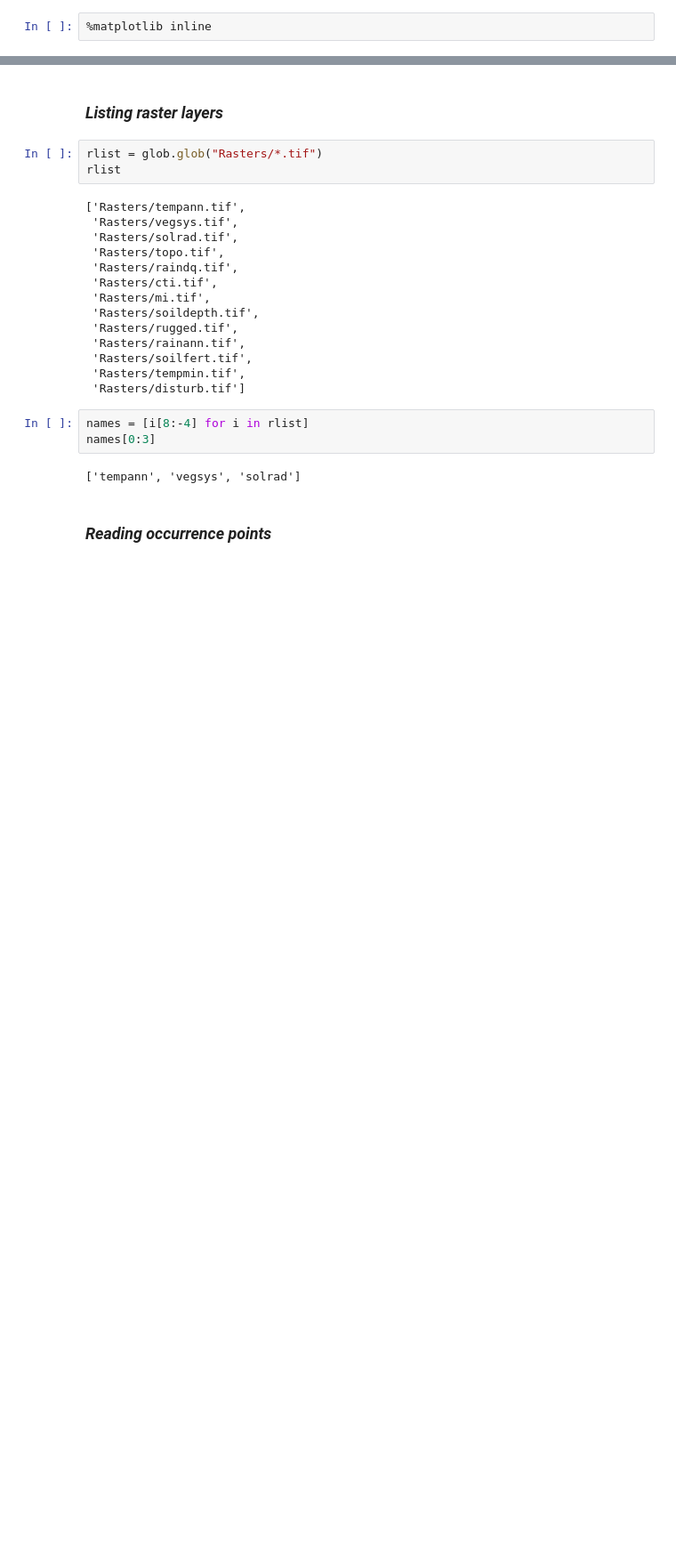
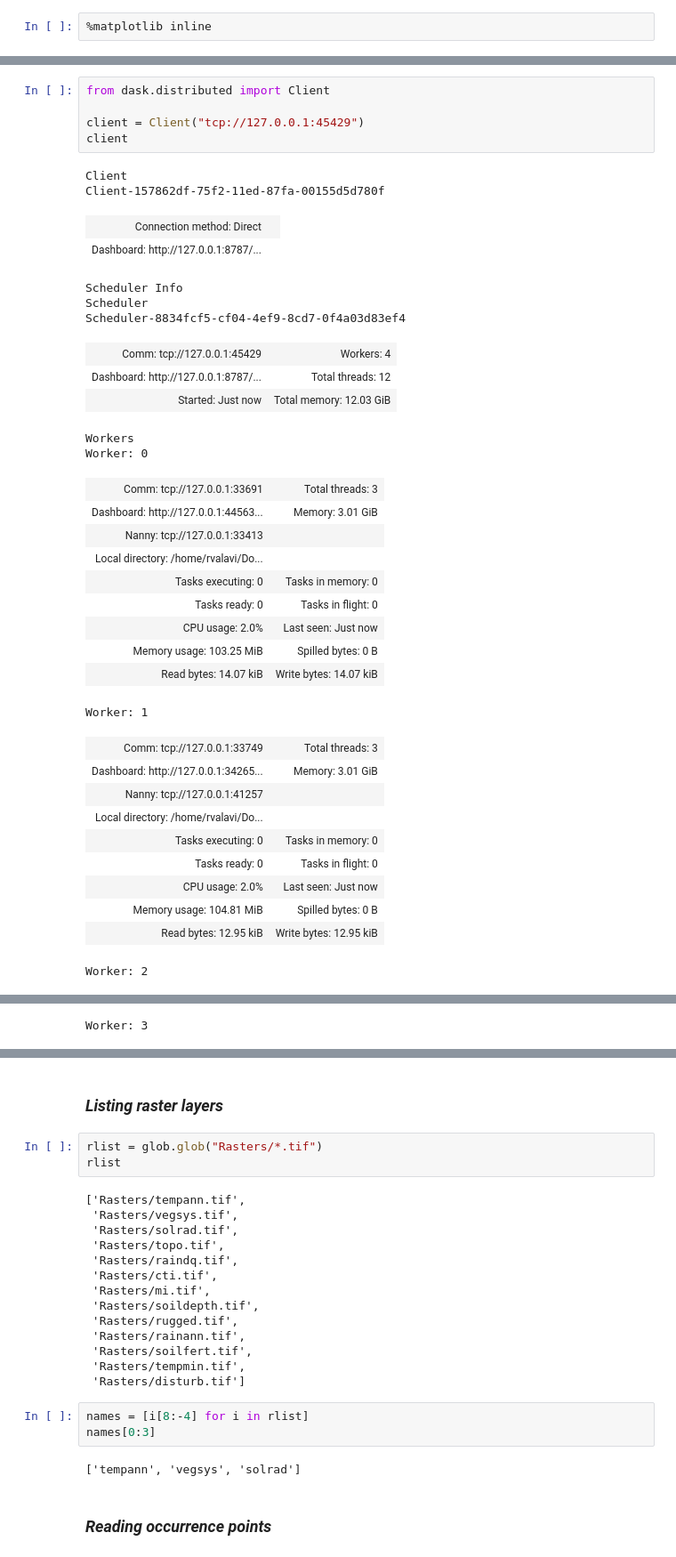
Before and after one commit to rvalavi/SDM_with_Python, a Jupyter notebook: species_distribution_modelling.ipynb, the cells around one changed output, grey strips where cells are left out. Shown: that part at 89% size. Drawn from its saved outputs; the diff is of its cells as text; blank space fills up the shorter version.

```diff
--- a/species_distribution_modelling.ipynb
+++ b/species_distribution_modelling.ipynb
@@ -76,0 +19,38 @@ Worker: 3
+# %%
+from dask.distributed import Client
+
+client = Client("tcp://127.0.0.1:45429")
+client
+# %% [output]
+Client
+Client-157862df-75f2-11ed-87fa-00155d5d780f
+| Connection method: Direct |  |
+| Dashboard: http://127.0.0.1:8787/... |  |
+Scheduler Info
+Scheduler
+Scheduler-8834fcf5-cf04-4ef9-8cd7-0f4a03d83ef4
+| Comm: tcp://127.0.0.1:45429 | Workers: 4 |
+| Dashboard: http://127.0.0.1:8787/... | Total threads: 12 |
+| Started: Just now | Total memory: 12.03 GiB |
+Workers
+Worker: 0
+| Comm: tcp://127.0.0.1:33691 | Total threads: 3 |
+| Dashboard: http://127.0.0.1:44563... | Memory: 3.01 GiB |
+| Nanny: tcp://127.0.0.1:33413 |  |
+| Local directory: /home/rvalavi/Do... |  |
+| Tasks executing: 0 | Tasks in memory: 0 |
+| Tasks ready: 0 | Tasks in flight: 0 |
+| CPU usage: 2.0% | Last seen: Just now |
+| Memory usage: 103.25 MiB | Spilled bytes: 0 B |
+| Read bytes: 14.07 kiB | Write bytes: 14.07 kiB |
+Worker: 1
+| Comm: tcp://127.0.0.1:33749 | Total threads: 3 |
+| Dashboard: http://127.0.0.1:34265... | Memory: 3.01 GiB |
+| Nanny: tcp://127.0.0.1:41257 |  |
+| Local directory: /home/rvalavi/Do... |  |
+| Tasks executing: 0 | Tasks in memory: 0 |
+| Tasks ready: 0 | Tasks in flight: 0 |
+| CPU usage: 2.0% | Last seen: Just now |
+| Memory usage: 104.81 MiB | Spilled bytes: 0 B |
+| Read bytes: 12.95 kiB | Write bytes: 12.95 kiB |
+Worker: 2
@@ -76,0 +66 @@ Worker: 3
+Worker: 3
```
Also changed, not shown: parts of 18 cells of this notebook, 1 other file.
